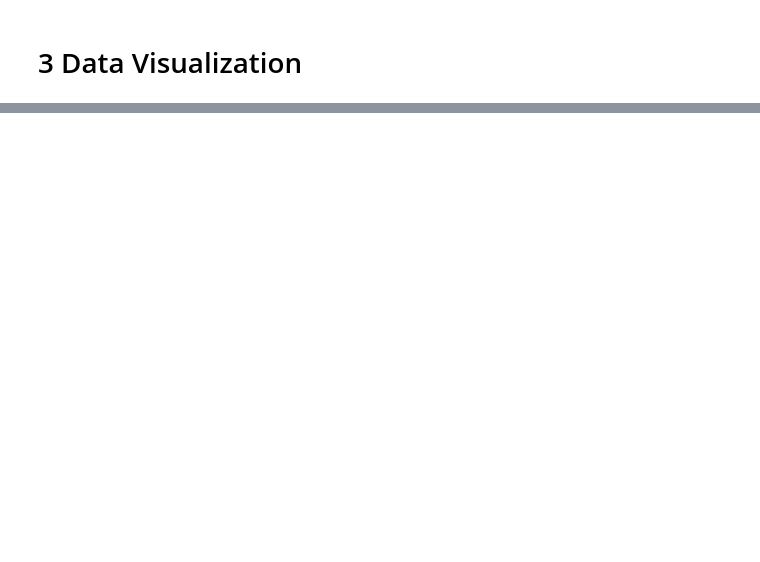
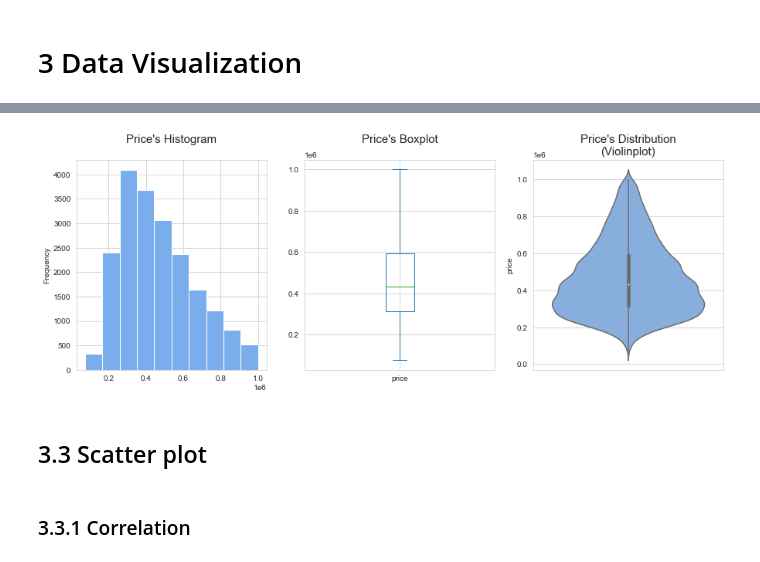
Before and after one commit to minwu3/RR_Project, a Jupyter notebook: ML-Regression_python.ipynb, the cells around one changed output, grey strips where cells are left out. Drawn from its saved outputs; the diff is of its cells as text; code cells hidden in the pictures; blank space fills up the shorter version.

```diff
--- a/ML-Regression_python.ipynb
+++ b/ML-Regression_python.ipynb
@@ -168,0 +184,21 @@ df.describe(percentiles = perc).apply(lambda s: s.apply('{0:.3f}'.format))
+# %%
+df_1000000 = df[df['price'] < 1000000]
+# %%
+fig, axes = plt.subplots(nrows=1, ncols=3, figsize=(15, 5))
+
+df_1000000['price'].plot.hist(ax = axes[0], color = '#7aadeb')
+axes[0].set_title('Price\'s Histogram\n', fontsize = 15)
+
+df_1000000['price'].plot.box(ax = axes[1])
+axes[1].set_title('Price\'s Boxplot\n', fontsize = 15)
+
+sb.violinplot(ax = axes[2], y = 'price', data = df_1000000, color = '#7aadeb')
+axes[2].set_title('Price\'s Distribution\n(Violinplot)', fontsize = 15)
+
+plt.show()
+# %% [output]
+[figure, added]
+# %% [markdown]
+## 3.3 Scatter plot
+# %% [markdown]
+### 3.3.1 Correlation
```
Also changed, not shown: parts of 15 cells of this notebook.
